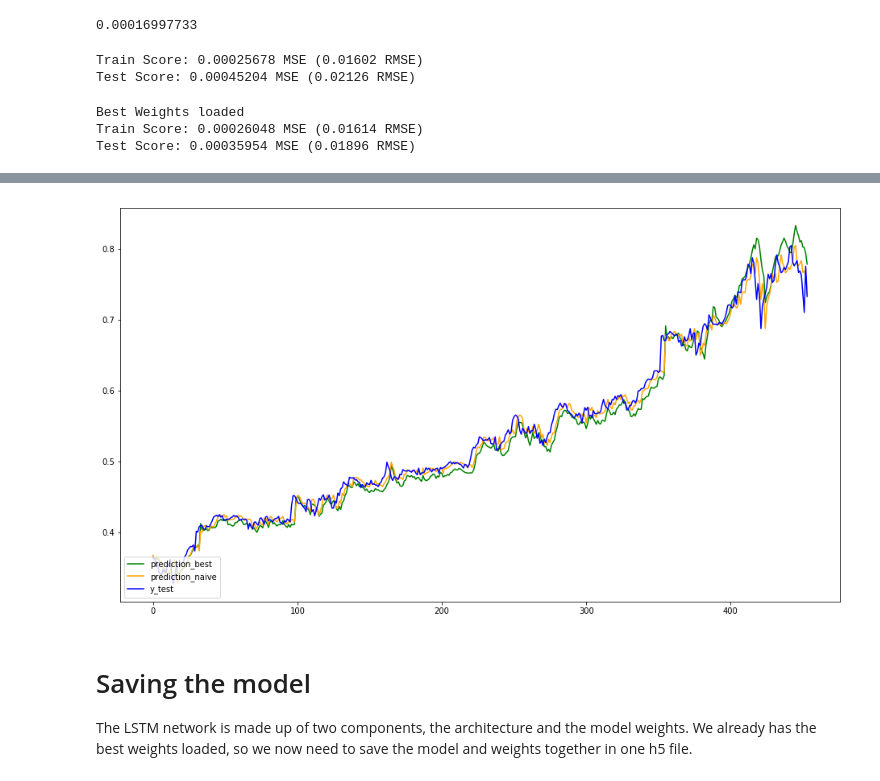
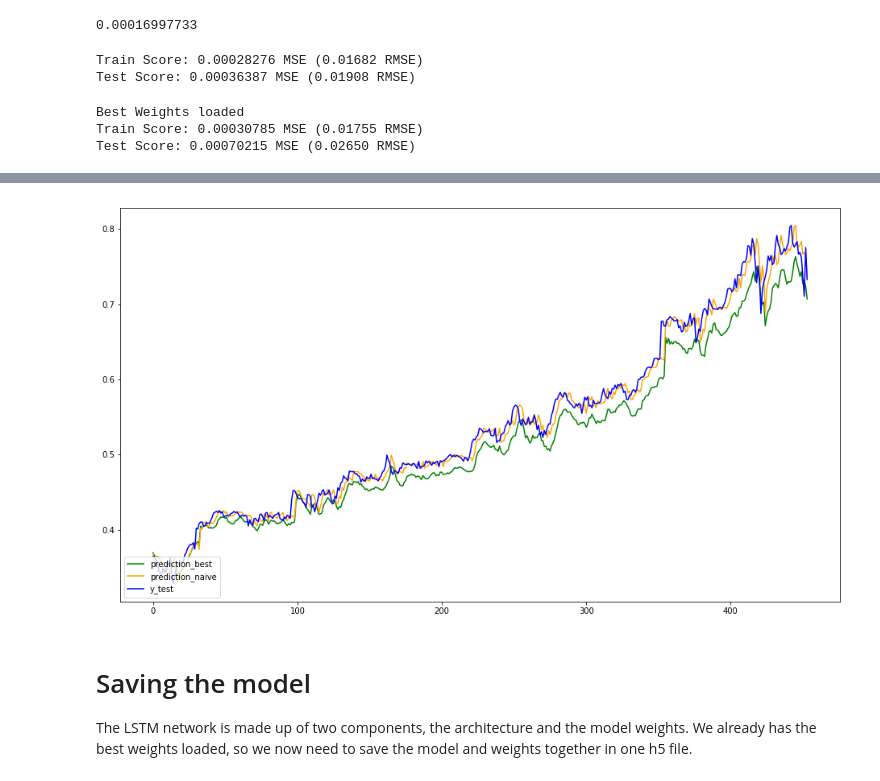
Before and after one commit to pablomarin/Meetups-Data-AI-DFW, a Jupyter notebook: Meetup10-Lab-stockdemo.ipynb, the cells around one changed output, grey strips where cells are left out. Saved outputs shown, nothing was run; the diff lists cells and outputs as text; code cells hidden in the pictures.

Commit message:
fixed error on columns order when building the 3D array for time series RNNs

```diff
--- a/Meetup10-Lab-stockdemo.ipynb
+++ b/Meetup10-Lab-stockdemo.ipynb
@@ -178,6 +177,7 @@ df.head(10)
 # Function to load/prepare data for modeling
 # %%
 def prepare_data_for_modeling(stock, seq_len):
+    stock = stock.reindex(sorted(stock.columns), axis=1) # To make sure columns are always with same order
     data = stock.values #converts to numpy
     result = []
     for index in range(len(data) - seq_len + 1):
@@ -286,8 +287,8 @@ print('Train Score: %.8f MSE (%.5f RMSE)' % (trainScore[0], math.sqrt(trainScore
 testScore = model.evaluate(X_test, y_test, verbose=0)
 print('Test Score: %.8f MSE (%.5f RMSE)' % (testScore[0], math.sqrt(testScore[0])))
 # %% [output]
-Train Score: 0.00025678 MSE (0.01602 RMSE)
-Test Score: 0.00045204 MSE (0.02126 RMSE)
+Train Score: 0.00028276 MSE (0.01682 RMSE)
+Test Score: 0.00036387 MSE (0.01908 RMSE)
 # %%
 #bring the best weights and see test scores again
 
@@ -302,8 +303,8 @@ testScore = model.evaluate(X_test, y_test, verbose=0)
 print('Test Score: %.8f MSE (%.5f RMSE)' % (testScore[0], math.sqrt(testScore[0])))
 # %% [output]
 Best Weights loaded
-Train Score: 0.00026048 MSE (0.01614 RMSE)
-Test Score: 0.00035954 MSE (0.01896 RMSE)
+Train Score: 0.00030785 MSE (0.01755 RMSE)
+Test Score: 0.00070215 MSE (0.02650 RMSE)
 # %%
 yhat = model.predict(X_test)
 # %%
@@ -314,13 +315,14 @@ IPython.OutputArea.prototype._should_scroll = function(lines) {
 # %% [output]
 [interactive output not drawn]
 # %%
+plt.rcParams["figure.figsize"] = [16,9]
 plt.plot(yhat[shift_days_target:],color='green', label='prediction_best')
 plt.plot(y_naive[shift_days_target:],color='orange', label='prediction_naive')
 plt.plot(y_test[shift_days_target:],color='blue', label='y_test')
 plt.legend(loc='lower left')
 plt.show()
 # %% [output]
-[figure, old version]
+[figure, new version]
 # %% [markdown]
 # Saving the model
 The LSTM network is made up of two components, the architecture and the model weights. We already has the best weights loaded, so we now need to save the model and weights together in one h5 file.
```
Also changed, not shown: parts of 5 cells of this notebook, 11 other files.
